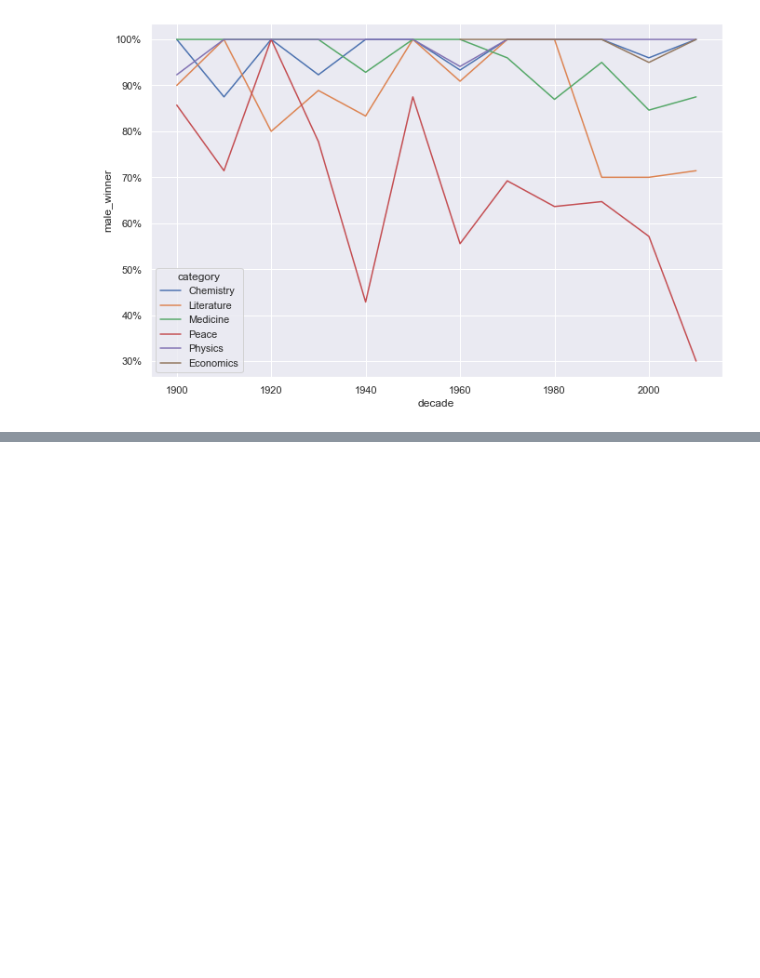
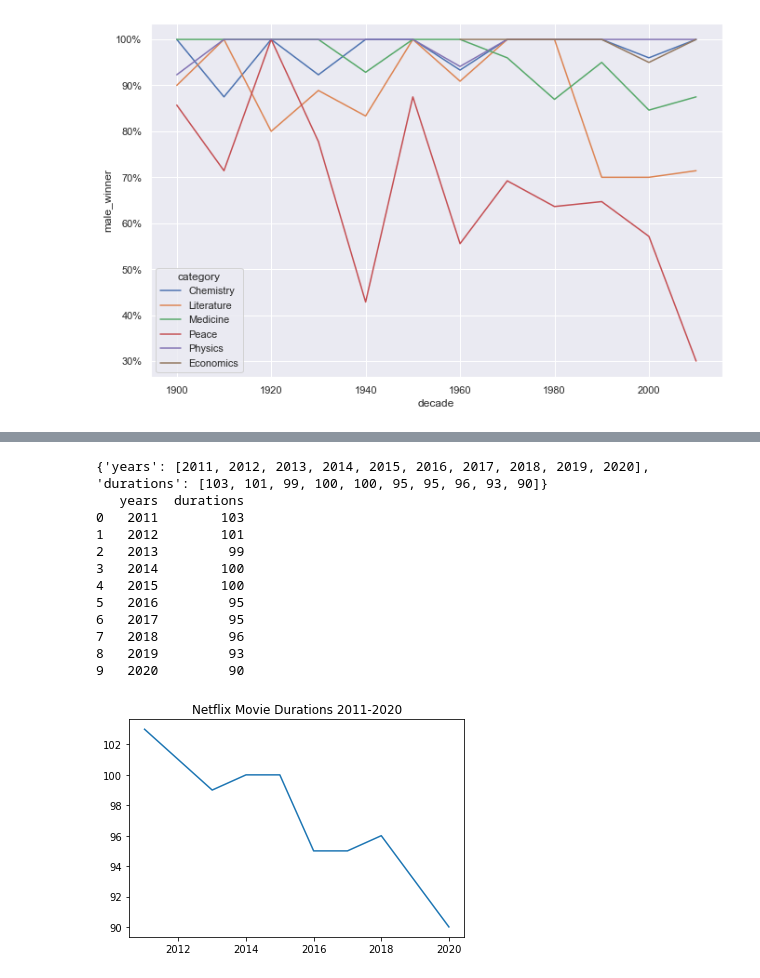
Before and after one commit to mmoazzen/ProjectOne, a Jupyter notebook: Project1.ipynb, the cells around one changed output, grey strips where cells are left out. Saved outputs shown, nothing was run; the diff lists cells and outputs as text; code cells hidden in the pictures; blank space fills up the shorter version.

```diff
--- a/Project1.ipynb
+++ b/Project1.ipynb
@@ -82,0 +159,34 @@ ax.yaxis.set_major_formatter(PercentFormatter(1.0))
+# %%
+#Test
+# Create the years and durations lists
+years = [2011,2012,2013,2014,2015,2016,2017,2018,2019,2020]
+durations = [103,101,99,100,100,95,95,96,93,90]
+# Create a dictionary with the two lists
+movie_dict = {'years':years,'durations':durations}
+print (movie_dict)
+
+import pandas as pd
+import matplotlib.pyplot as plt
+# Create a DataFrame from the dictionary
+durations_df = pd.DataFrame(movie_dict)
+print (durations_df)
+
+fig = plt.figure()
+# Draw a line plot of release_years and durations
+plt.plot(years,durations)
+plt.title("Netflix Movie Durations 2011-2020")
+plt.show()
+# %% [output]
+{'years': [2011, 2012, 2013, 2014, 2015, 2016, 2017, 2018, 2019, 2020], 'durations': [103, 101, 99, 100, 100, 95, 95, 96, 93, 90]}
+   years  durations
+0   2011        103
+1   2012        101
+2   2013         99
+3   2014        100
+4   2015        100
+5   2016         95
+6   2017         95
+7   2018         96
+8   2019         93
+9   2020         90
+[figure, added]
```
Also changed, not shown: parts of 13 cells of this notebook, 4 other files.
